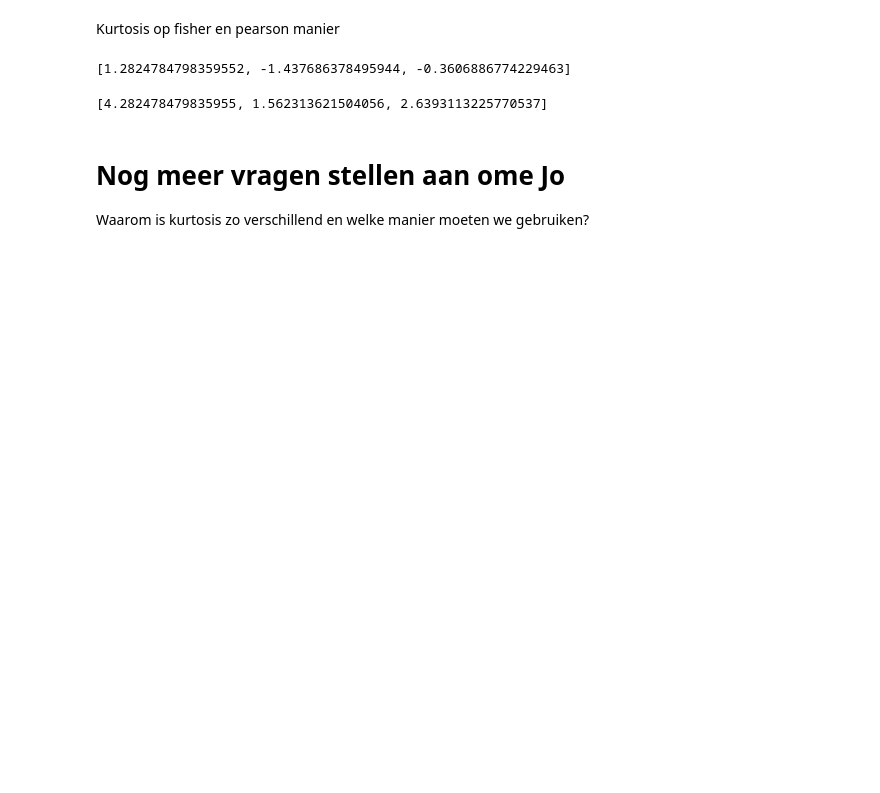
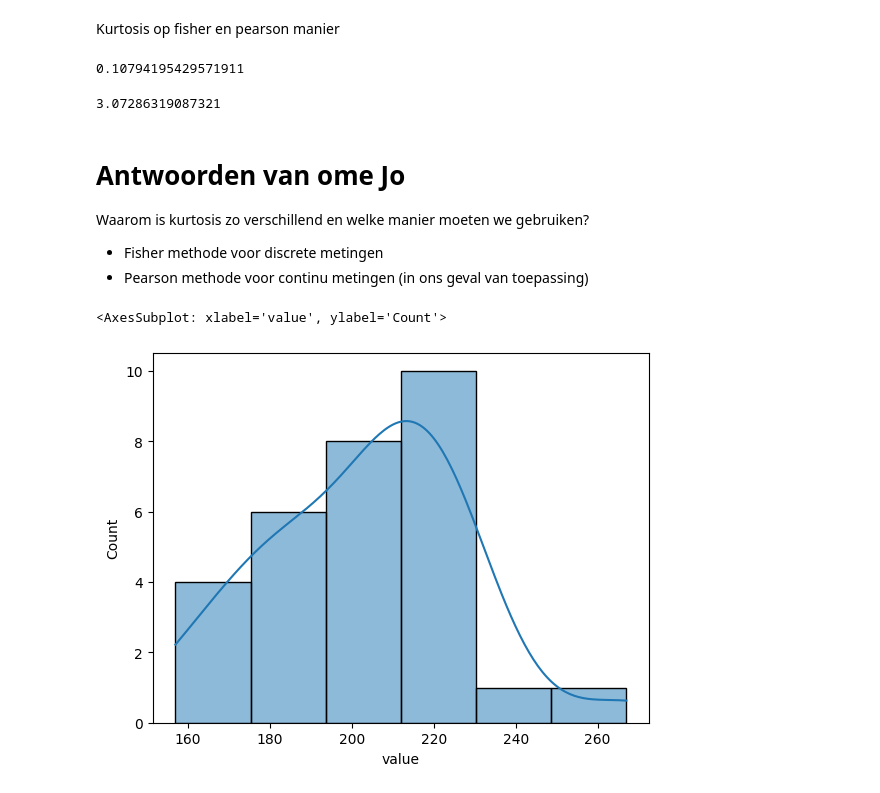
Before and after one commit to R4vante/School, a Jupyter notebook: Statistical Learning/Data Analyse/vliegveld.ipynb, the cells around one changed output. Drawn from its saved outputs; the diff is of its cells as text; code cells hidden in the pictures; blank space fills up the shorter version.

```diff
--- a/Statistical Learning/Data Analyse/vliegveld.ipynb
+++ b/Statistical Learning/Data Analyse/vliegveld.ipynb
@@ -13,3 +15,7 @@ alpha = 0.05
 # %%
 Data = Import("Data.xlsx", column_names, n)
 df, df_melt, names, mean, std = Data.import_df()
+# %%
+mean = np.mean(df_melt['value'].values)
+std = np.std(df_melt['value'].values)
+print(mean, std)
@@ -162,12 +149,22 @@ for i in range(len(names)):
-# %%
-kurt_f
-# %% [output]
-[1.2824784798359552, -1.437686378495944, -0.3606886774229463]
-# %%
-kurt_p
-# %% [output]
-[4.282478479835955, 1.562313621504056, 2.6393113225770537]
+# %%
+skew = stats.skew(df_melt['value'].values)
+skew
+# %% [output]
+0.10794195429571911
+# %%
+kurt = stats.kurtosis(df_melt['value'].values, fisher=False)
+kurt
+# %% [output]
+3.07286319087321
 # %% [markdown]
-# Nog meer vragen stellen aan ome Jo
+# Antwoorden van ome Jo
 
 Waarom is kurtosis zo verschillend en welke manier moeten we gebruiken?
+
+- Fisher methode voor discrete metingen
+- Pearson methode voor continu metingen (in ons geval van toepassing)
+# %%
+sns.histplot(data=df_melt, x='value', kde=True)
+# %% [output]
+<AxesSubplot: xlabel='value', ylabel='Count'>
+[figure, added]
```
Also changed, not shown: parts of 15 cells of this notebook.
